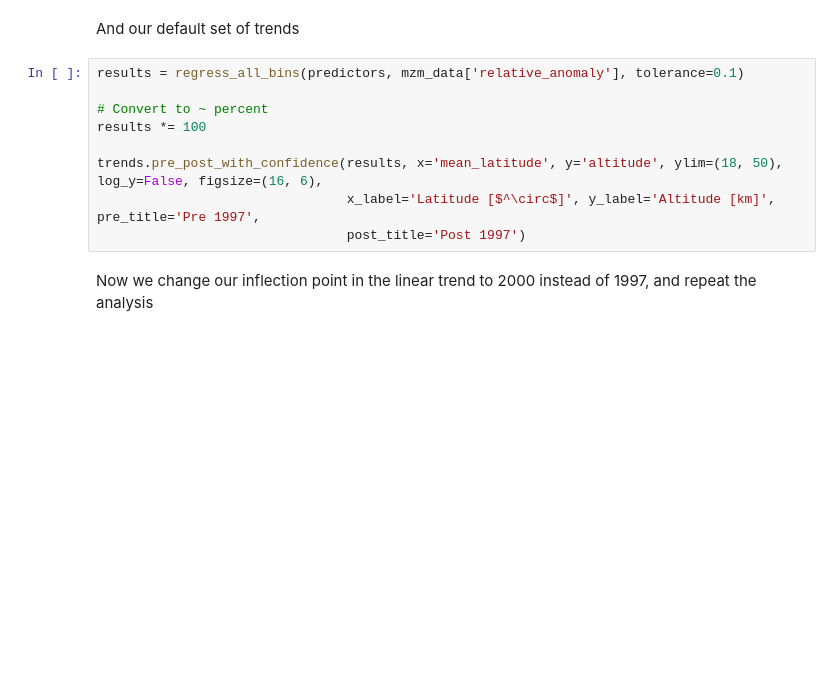
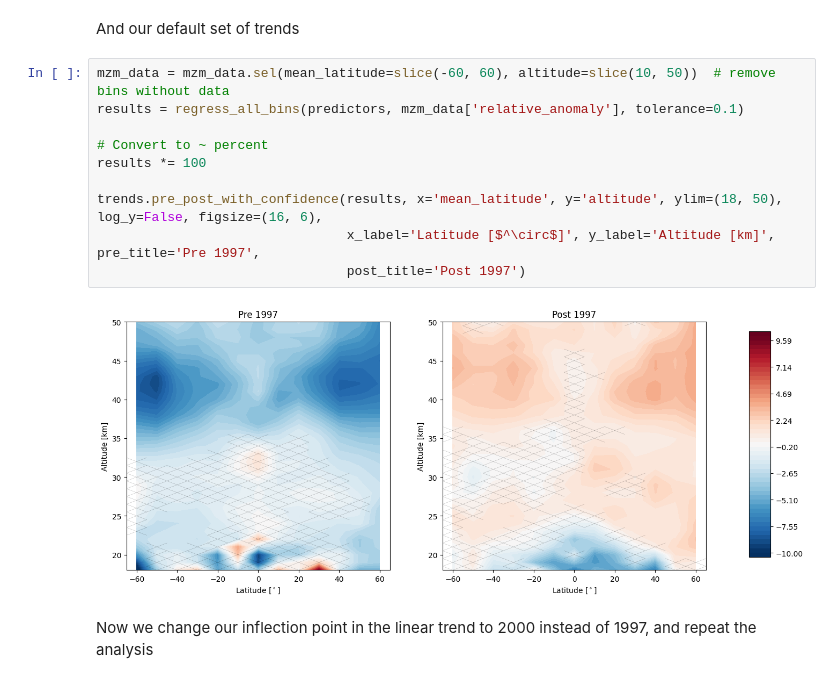
Before and after one commit to usask-arg/lotus-regression, a Jupyter notebook: docs/source/examples/Changing the Linear Components.ipynb, the cells around one changed output. Drawn from its saved outputs; the diff is of its cells as text; blank space fills up the shorter version.

```diff
--- a/docs/source/examples/Changing the Linear Components.ipynb
+++ b/docs/source/examples/Changing the Linear Components.ipynb
@@ -37,14 +41,17 @@ print(predictors.columns)
 # %% [markdown]
 And our default set of trends
 # %%
+mzm_data = mzm_data.sel(mean_latitude=slice(-60, 60), altitude=slice(10, 50))  # remove bins without data
 results = regress_all_bins(predictors, mzm_data['relative_anomaly'], tolerance=0.1)
 
 # Convert to ~ percent
 results *= 100
 
 trends.pre_post_with_confidence(results, x='mean_latitude', y='altitude', ylim=(18, 50), log_y=False, figsize=(16, 6),
                                 x_label='Latitude [$^\circ$]', y_label='Altitude [km]', pre_title='Pre 1997',
                                 post_title='Post 1997')
+# %% [output]
+[figure, added]
 # %% [markdown]
 Now we change our inflection point in the linear trend to 2000 instead of 1997, and repeat the analysis
 # %%
```
Also changed, not shown: parts of 7 cells of this notebook, 7 other files.
